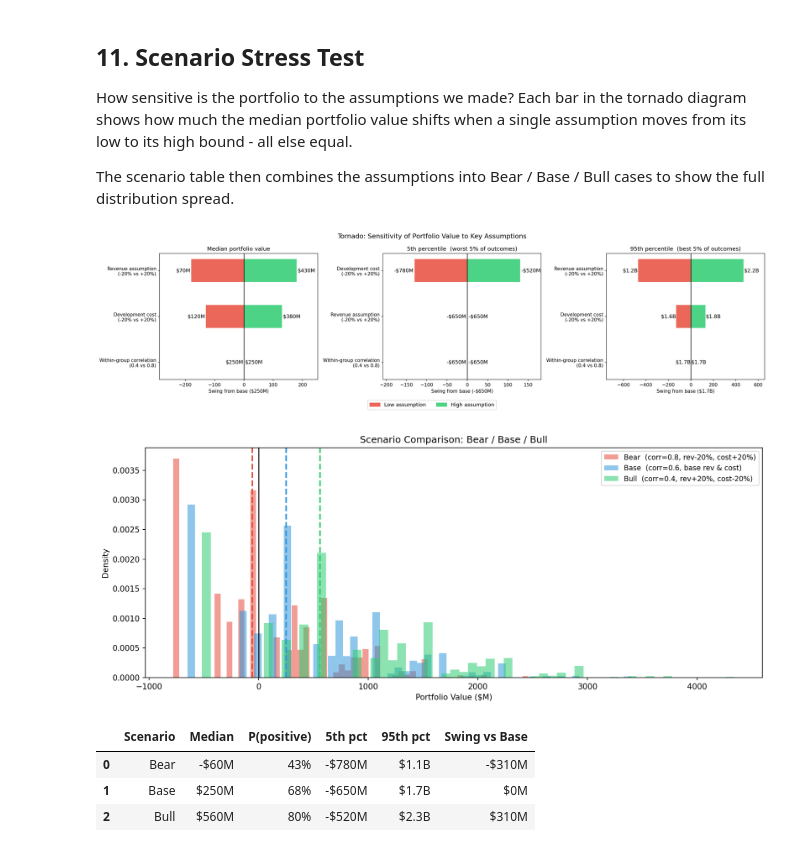
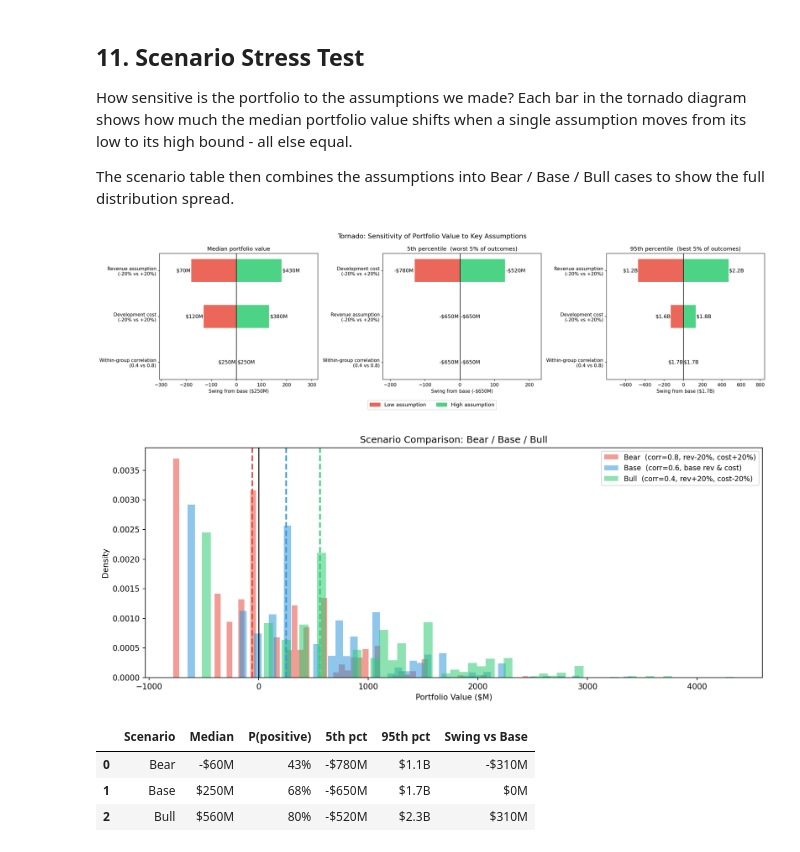
Before and after one commit to ChristopherSNelson/PoTS_decisionTool, a Jupyter notebook: portfolio_demo.ipynb, the cells around one changed output. Saved outputs shown, nothing was run; the diff lists cells and outputs as text; code cells hidden in the pictures.

```diff
--- a/portfolio_demo.ipynb
+++ b/portfolio_demo.ipynb
@@ -501,7 +501,7 @@ def tornado_panel(ax, stat_fn, base_val, title):
     ax.set_title(title, fontsize=12)
     # Expand xlim so bar-end labels don't collide with y-axis tick labels
     span = max(hi_swing.max() - lo_swing.min(), 1)
-    ax.set_xlim(lo_swing.min() - span * 0.30, hi_swing.max() + span * 0.20)
+    ax.set_xlim(lo_swing.min() - span * 0.35, hi_swing.max() + span * 0.40)
 
 fig, axes = plt.subplots(1, 3, figsize=(20, 5), sharey=False)
 
@@ -533,34 +533,34 @@ scenario_labels = {
     'Bear': 'Bear  (corr=0.8, rev-20%, cost+20%)',
     'Base': 'Base  (corr=0.6, base rev & cost)',
     'Bull': 'Bull  (corr=0.4, rev+20%, cost-20%)',
 }
 for name, pv in st['scenarios'].items():
     ax.hist(pv, bins=60, alpha=0.55, color=scenario_colors[name],
             label=scenario_labels[name], density=True)
     ax.axvline(np.median(pv), color=scenario_colors[name], linewidth=2, linestyle='--')
 ax.axvline(0, color='black', linewidth=1.2)
 ax.set_xlabel(f'Portfolio Value ({chr(36)}M)')
 ax.set_ylabel('Density')
 ax.set_title('Scenario Comparison: Bear / Base / Bull')
 ax.legend(fontsize=9)
 fig.tight_layout()
 fig.savefig('plots/stress_test_scenarios.png', bbox_inches='tight')
 plt.show()
 
 # --- Summary table ---
 rows = []
 for name, pv in st['scenarios'].items():
     rows.append({
         'Scenario': name,
         'Median': fmt(np.median(pv)),
         'P(positive)': f'{(pv > 0).mean():.0%}',
         '5th pct': fmt(np.percentile(pv, 5)),
         '95th pct': fmt(np.percentile(pv, 95)),
         'Swing vs Base': fmt(np.median(pv) - np.median(base_pv)),
     })
 display(pd.DataFrame(rows))
 # %% [output]
-[figure, old version]
+[figure, new version]
 [figure]
 |  | Scenario | Median | P(positive) | 5th pct | 95th pct | Swing vs Base |
 | 0 | Bear | -$60M | 43% | -$780M | $1.1B | -$310M |
```
Also changed, not shown: 1 other file.
